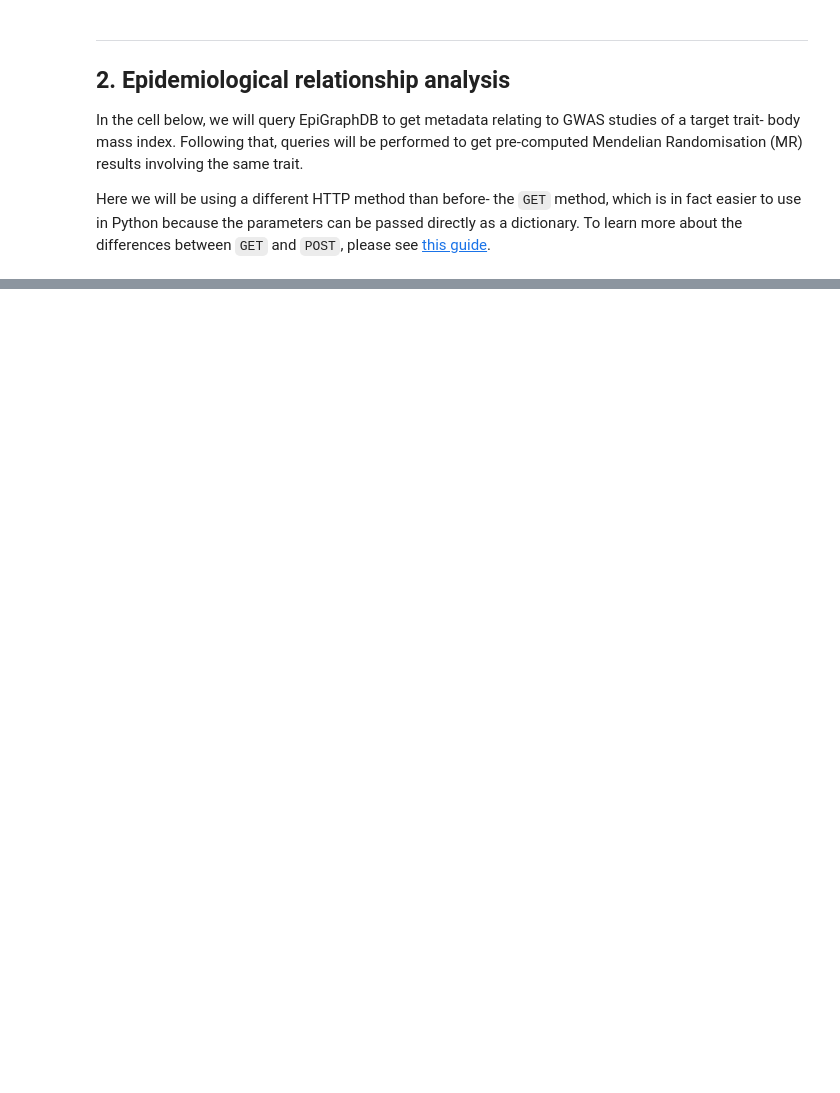
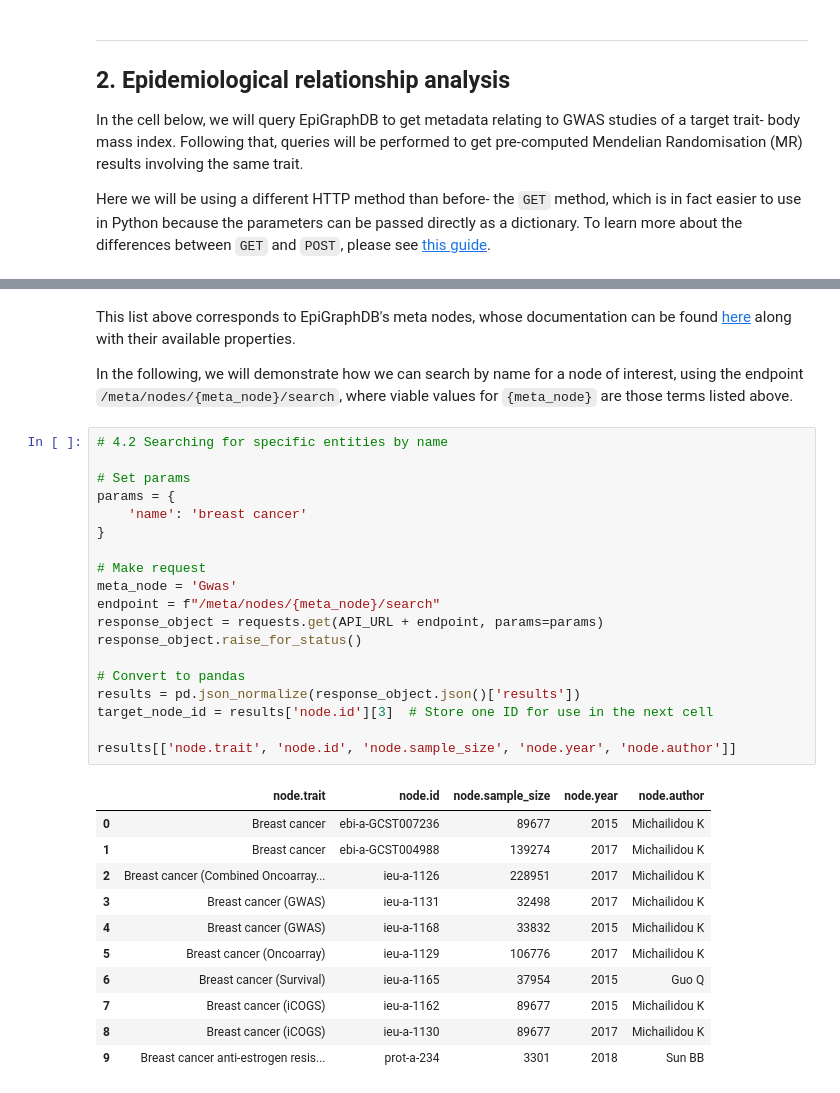
Before and after one commit to MRCIEU/epigraphdb, a Jupyter notebook: general-examples/getting_started_with_epigraph.ipynb, the cells around one changed output, grey strips where cells are left out. Cells and saved outputs as stored; diff of their text form; blank space fills up the shorter version.

```diff
--- a/general-examples/getting_started_with_epigraph.ipynb
+++ b/general-examples/getting_started_with_epigraph.ipynb
@@ -211,0 +240,35 @@ lit_df
+# %% [markdown]
+This list above corresponds to EpiGraphDB's meta nodes, whose documentation can be found [here](https://docs.epigraphdb.org/graph-database/meta-nodes/) along with their available properties.
+
+In the following, we will demonstrate how we can search by name for a node of interest, using the endpoint `/meta/nodes/{meta_node}/search`, where viable values for `{meta_node}` are those terms listed above.
+# %%
+# 4.2 Searching for specific entities by name
+
+# Set params
+params = {
+    'name': 'breast cancer'
+}
+
+# Make request
+meta_node = 'Gwas'
+endpoint = f"/meta/nodes/{meta_node}/search"
+response_object = requests.get(API_URL + endpoint, params=params)
+response_object.raise_for_status()
+
+# Convert to pandas
+results = pd.json_normalize(response_object.json()['results'])
+target_node_id = results['node.id'][3]  # Store one ID for use in the next cell
+
+results[['node.trait', 'node.id', 'node.sample_size', 'node.year', 'node.author']]
+# %% [output]
+|  | node.trait | node.id | node.sample_size | node.year | node.author |
+| 0 | Breast cancer | ebi-a-GCST007236 | 89677 | 2015 | Michailidou K |
+| 1 | Breast cancer | ebi-a-GCST004988 | 139274 | 2017 | Michailidou K |
+| 2 | Breast cancer (Combined Oncoarray... | ieu-a-1126 | 228951 | 2017 | Michailidou K |
+| 3 | Breast cancer (GWAS) | ieu-a-1131 | 32498 | 2017 | Michailidou K |
+| 4 | Breast cancer (GWAS) | ieu-a-1168 | 33832 | 2015 | Michailidou K |
+| 5 | Breast cancer (Oncoarray) | ieu-a-1129 | 106776 | 2017 | Michailidou K |
+| 6 | Breast cancer (Survival) | ieu-a-1165 | 37954 | 2015 | Guo Q |
+| 7 | Breast cancer (iCOGS) | ieu-a-1162 | 89677 | 2015 | Michailidou K |
+| 8 | Breast cancer (iCOGS) | ieu-a-1130 | 89677 | 2017 | Michailidou K |
+| 9 | Breast cancer anti-estrogen resis... | prot-a-234 | 3301 | 2018 | Sun BB |
```
Also changed, not shown: parts of 20 cells of this notebook.
